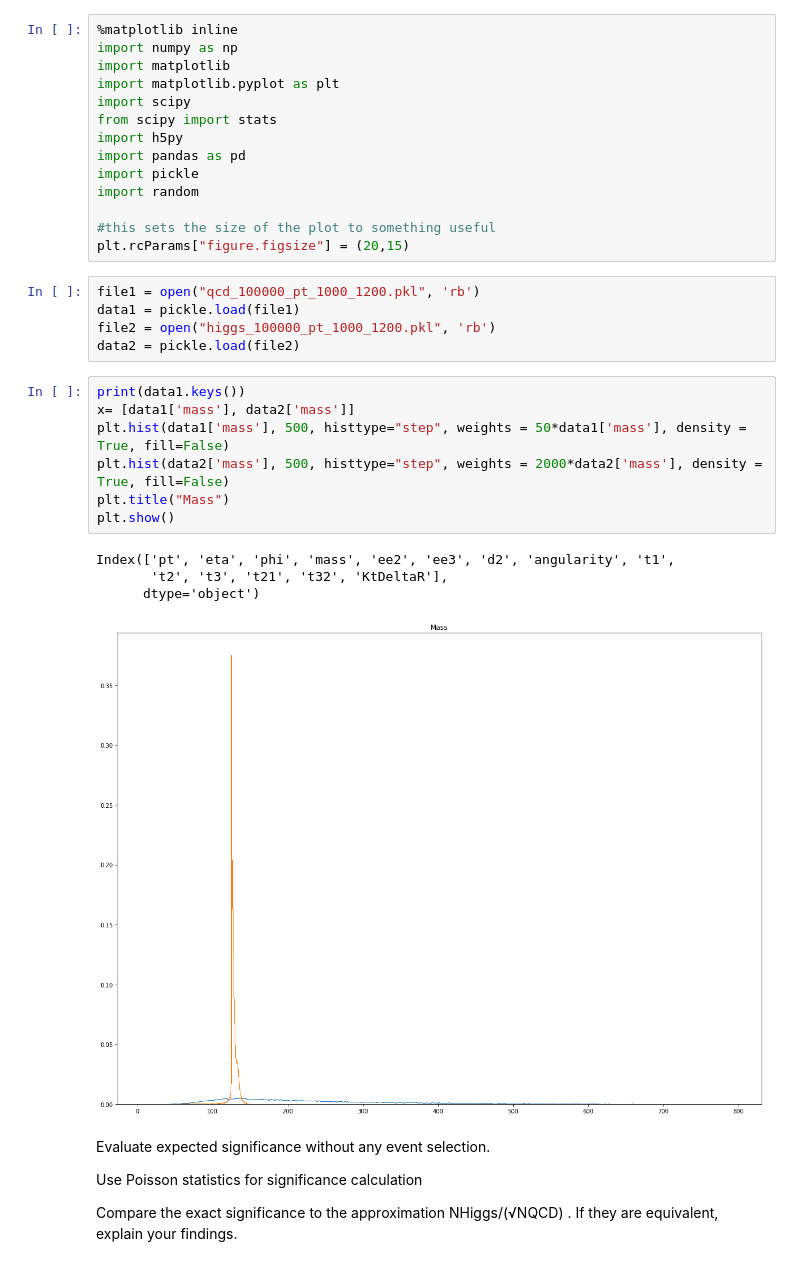
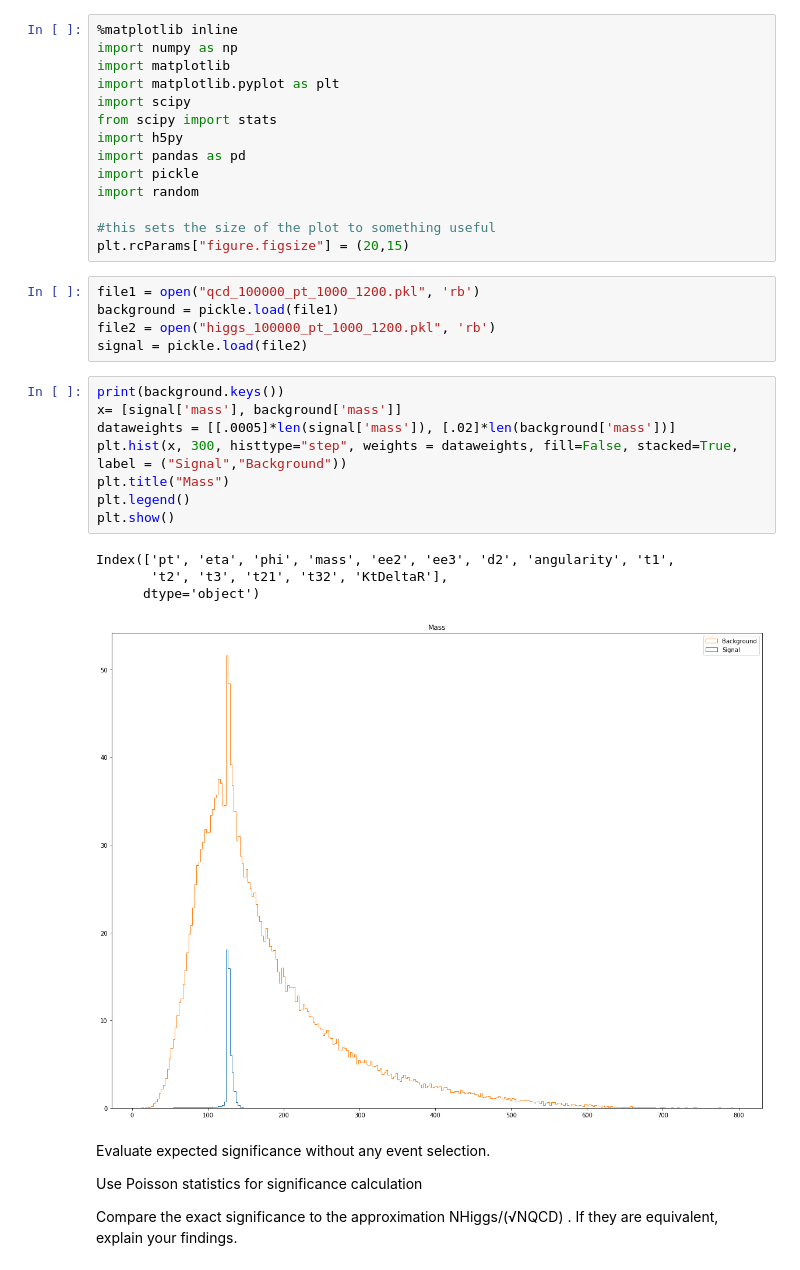
Before and after one commit to s-agiedd/PHYS_434, a Jupyter notebook: Labs/Alyssa_Giedd_Lab7.ipynb, the cells around one changed output. Saved outputs shown, nothing was run; the diff lists cells and outputs as text.

```diff
--- a/Labs/Alyssa_Giedd_Lab7.ipynb
+++ b/Labs/Alyssa_Giedd_Lab7.ipynb
@@ -14,21 +14,22 @@ import random
 plt.rcParams["figure.figsize"] = (20,15)
 # %%
 file1 = open("qcd_100000_pt_1000_1200.pkl", 'rb')
-data1 = pickle.load(file1)
+background = pickle.load(file1)
 file2 = open("higgs_100000_pt_1000_1200.pkl", 'rb')
-data2 = pickle.load(file2)
+signal = pickle.load(file2)
-# %%
-print(data1.keys())
-x= [data1['mass'], data2['mass']]
-plt.hist(data1['mass'], 500, histtype="step", weights = 50*data1['mass'], density = True, fill=False)
-plt.hist(data2['mass'], 500, histtype="step", weights = 2000*data2['mass'], density = True, fill=False)
-plt.title("Mass")
-plt.show()
-# %% [output]
-Index(['pt', 'eta', 'phi', 'mass', 'ee2', 'ee3', 'd2', 'angularity', 't1',
-       't2', 't3', 't21', 't32', 'KtDeltaR'],
-      dtype='object')
-[figure, removed]
+# %%
+print(background.keys())
+x= [signal['mass'], background['mass']]
+dataweights = [[.0005]*len(signal['mass']), [.02]*len(background['mass'])]
+plt.hist(x, 300, histtype="step", weights = dataweights, fill=False, stacked=True, label = ("Signal","Background"))
+plt.title("Mass")
+plt.legend()
+plt.show()
+# %% [output]
+Index(['pt', 'eta', 'phi', 'mass', 'ee2', 'ee3', 'd2', 'angularity', 't1',
+       't2', 't3', 't21', 't32', 'KtDeltaR'],
+      dtype='object')
+[figure, added]
 # %% [markdown]
 Evaluate expected significance without any event selection.
 
```
Also changed, not shown: parts of 1 cell of this notebook.
